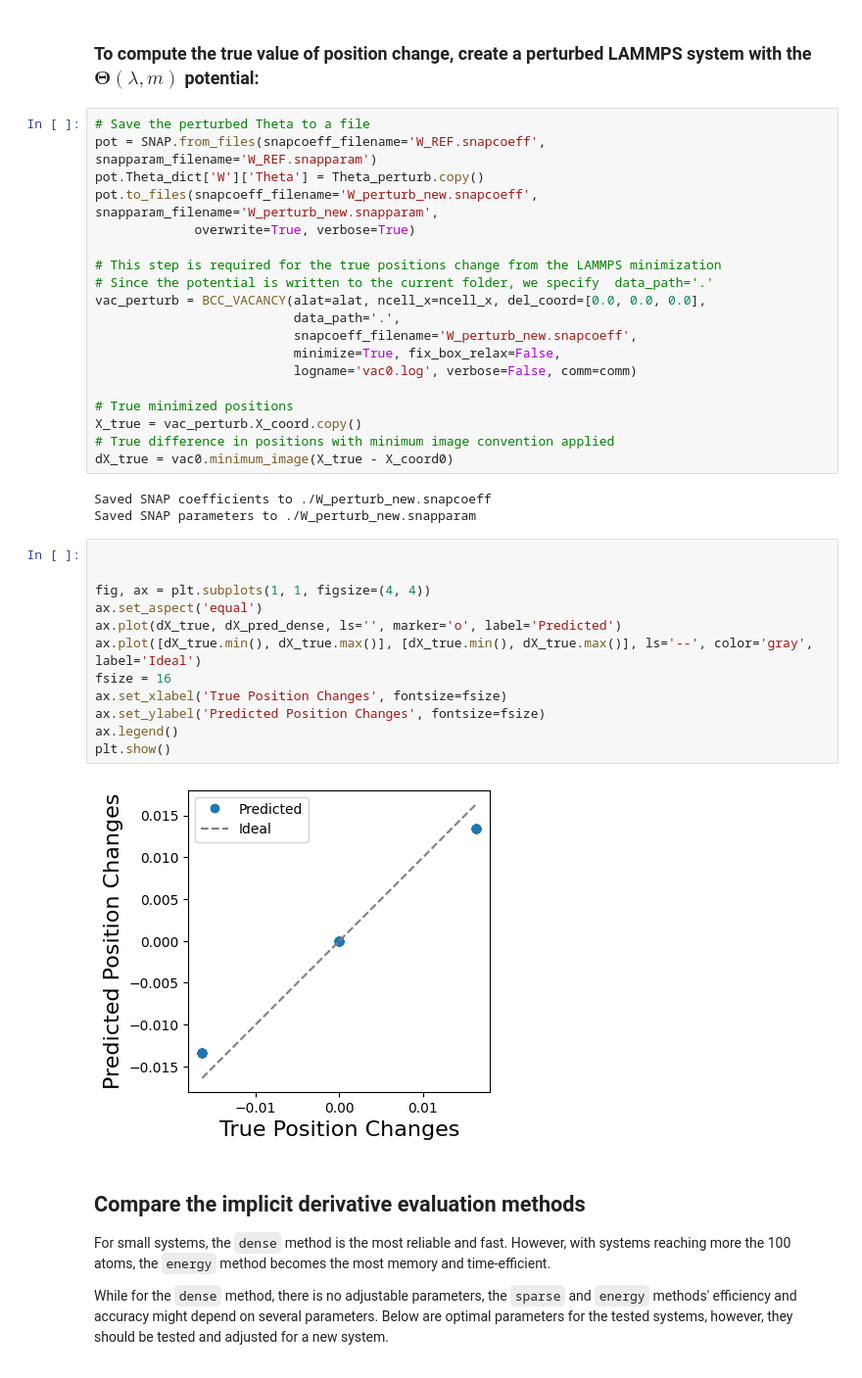
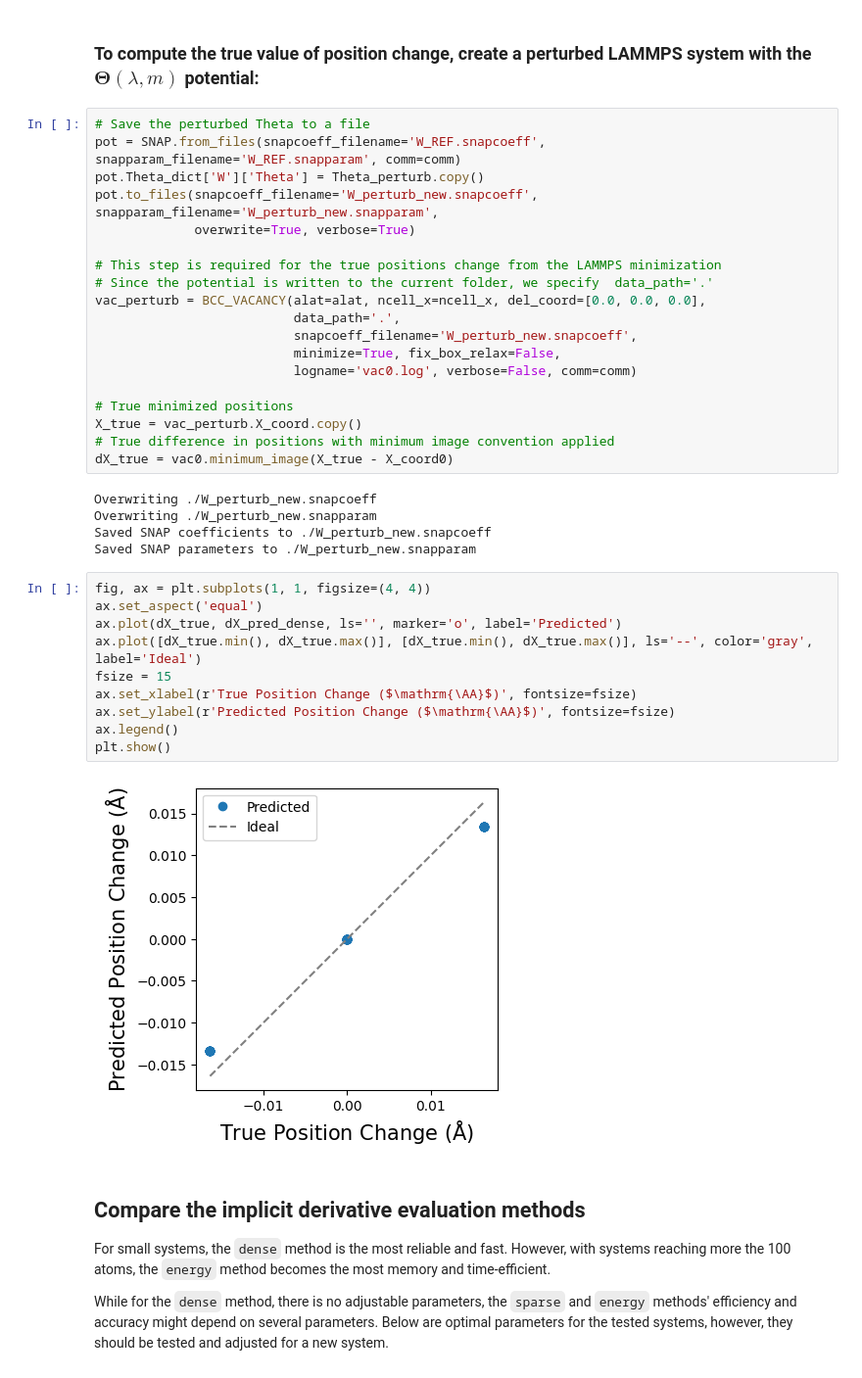
Before and after one commit to marseille-matmol/LammpsImplicitDerivative, a Jupyter notebook: examples/03-Implicit-Diff-Inhom.ipynb, the cells around one changed output. Shown at 98% size. Drawn from its saved outputs; the diff is of its cells as text.

```diff
--- a/examples/03-Implicit-Diff-Inhom.ipynb
+++ b/examples/03-Implicit-Diff-Inhom.ipynb
@@ -127,7 +126,7 @@ dX_pred_dense = dTheta @ dX_dTheta_dense
 ### To compute the true value of position change, create a perturbed LAMMPS system with the $\mathbf{\Theta}(\lambda,m)$ potential:
 # %%
 # Save the perturbed Theta to a file
-pot = SNAP.from_files(snapcoeff_filename='W_REF.snapcoeff', snapparam_filename='W_REF.snapparam')
+pot = SNAP.from_files(snapcoeff_filename='W_REF.snapcoeff', snapparam_filename='W_REF.snapparam', comm=comm)
 pot.Theta_dict['W']['Theta'] = Theta_perturb.copy()
 pot.to_files(snapcoeff_filename='W_perturb_new.snapcoeff', snapparam_filename='W_perturb_new.snapparam',
              overwrite=True, verbose=True)
@@ -145,22 +144,22 @@ X_true = vac_perturb.X_coord.copy()
 # True difference in positions with minimum image convention applied
 dX_true = vac0.minimum_image(X_true - X_coord0)
 # %% [output]
+Overwriting ./W_perturb_new.snapcoeff
+Overwriting ./W_perturb_new.snapparam
 Saved SNAP coefficients to ./W_perturb_new.snapcoeff
 Saved SNAP parameters to ./W_perturb_new.snapparam
 # %%
-
-
 fig, ax = plt.subplots(1, 1, figsize=(4, 4))
 ax.set_aspect('equal')
 ax.plot(dX_true, dX_pred_dense, ls='', marker='o', label='Predicted')
 ax.plot([dX_true.min(), dX_true.max()], [dX_true.min(), dX_true.max()], ls='--', color='gray', label='Ideal')
-fsize = 16
-ax.set_xlabel('True Position Changes', fontsize=fsize)
-ax.set_ylabel('Predicted Position Changes', fontsize=fsize)
+fsize = 15
+ax.set_xlabel(r'True Position Change ($\mathrm{\AA}$)', fontsize=fsize)
+ax.set_ylabel(r'Predicted Position Change ($\mathrm{\AA}$)', fontsize=fsize)
 ax.legend()
 plt.show()
 # %% [output]
-[figure, old version]
+[figure, new version]
 # %% [markdown]
 ## Compare the implicit derivative evaluation methods
 
```
Also changed, not shown: parts of 3 cells of this notebook, 37 other files.
